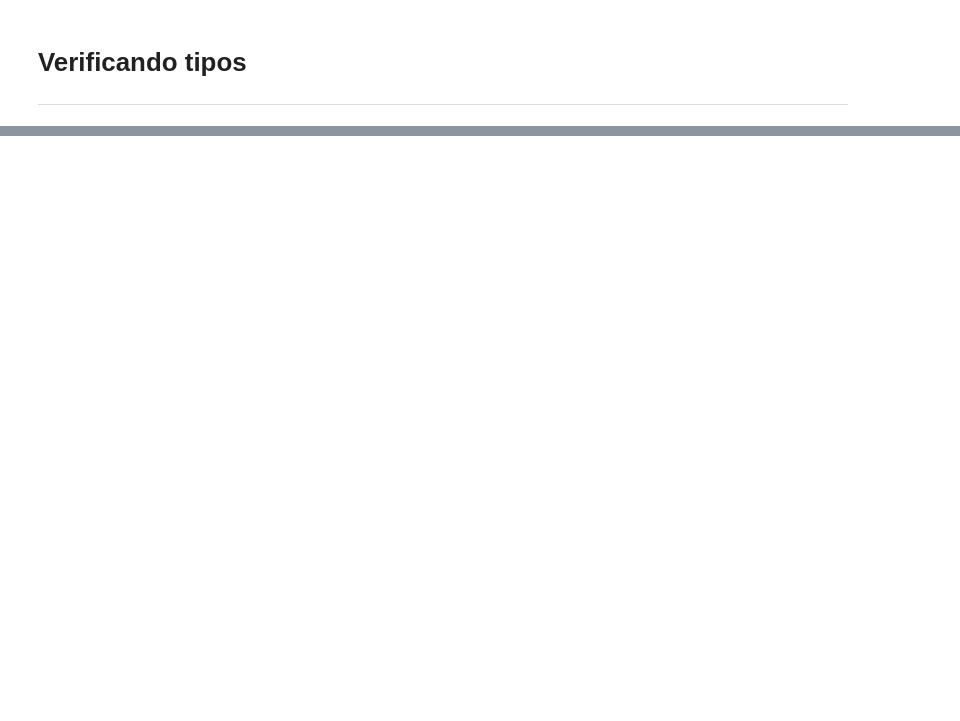
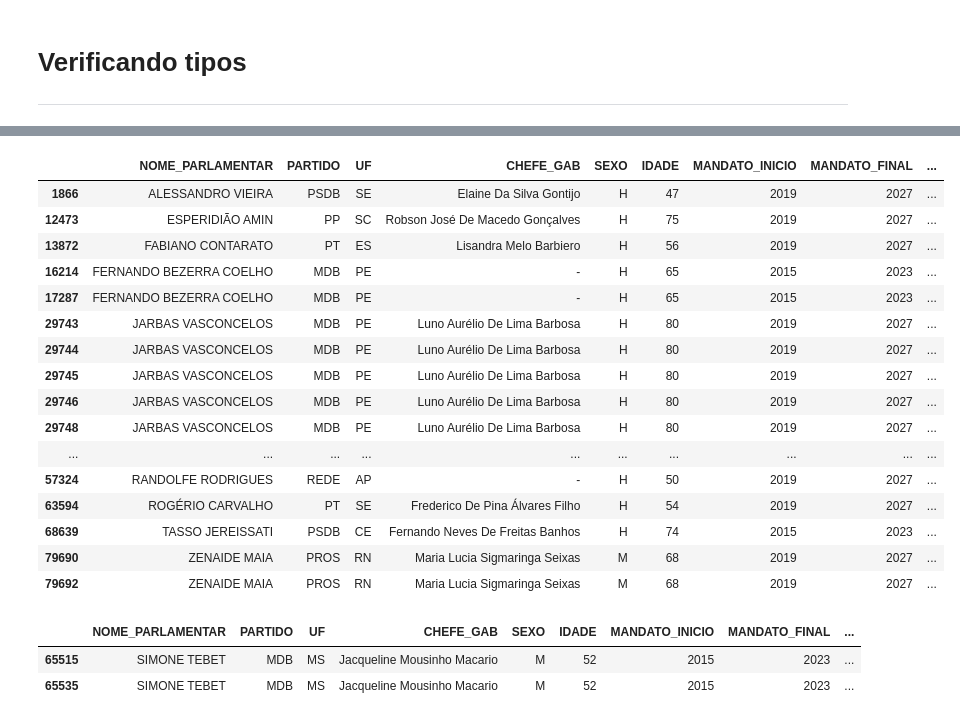
Before and after one commit to Siri2191/Projeto-Senadores, a Jupyter notebook: Serie_temporal_sobre_senadores_em_exercicio.ipynb, the cells around one changed output, grey strips where cells are left out. Drawn from its saved outputs; the diff is of its cells as text; code cells hidden in the pictures; blank space fills up the shorter version.

```diff
--- a/Serie_temporal_sobre_senadores_em_exercicio.ipynb
+++ b/Serie_temporal_sobre_senadores_em_exercicio.ipynb
@@ -57,0 +70,2 @@ dtype: int64
+# %%
+df.drop(columns = ['FORNECEDOR','CNPJ_CPF','DOCUMENTO','TIPO_DESPESA','DETALHAMENTO','COD_DOCUMENTO'], axis=0, inplace=True)
@@ -57,0 +79,5 @@ dtype: int64
+# %%
+# retirando as datas nulas
+
+df.dropna(subset=['DATA'],inplace=True)
+df.isnull().sum()
@@ -83,8 +117,6 @@ COD_DOCUMENTO        float64
 dtype: object
 # %%
-# transformando a data em datetime
-
-df['DATA'] = pd.to_datetime(df['DATA'],format='%d/%m/%Y',errors = 'coerce')
+df['DATA'] = pd.to_datetime(df['DATA'],format='%Y/%m/%d',errors = 'coerce')  # transformando data em datetime
 
 df.dtypes
 # %% [output]
@@ -109,0 +157,26 @@ dtype: object
+# %%
+df.loc[df['DATA'].dt.year<2015]
+# %% [output]
+|  | NOME_PARLAMENTAR | PARTIDO | UF | CHEFE_GAB | SEXO | IDADE | MANDATO_INICIO | MANDATO_FINAL | ... |
+| 1866 | ALESSANDRO VIEIRA | PSDB | SE | Elaine Da Silva Gontijo | H | 47 | 2019 | 2027 | ... |
+| 12473 | ESPERIDIÃO AMIN | PP | SC | Robson José De Macedo Gonçalves | H | 75 | 2019 | 2027 | ... |
+| 13872 | FABIANO CONTARATO | PT | ES | Lisandra Melo Barbiero | H | 56 | 2019 | 2027 | ... |
+| 16214 | FERNANDO BEZERRA COELHO | MDB | PE | - | H | 65 | 2015 | 2023 | ... |
+| 17287 | FERNANDO BEZERRA COELHO | MDB | PE | - | H | 65 | 2015 | 2023 | ... |
+| 29743 | JARBAS VASCONCELOS | MDB | PE | Luno Aurélio De Lima Barbosa | H | 80 | 2019 | 2027 | ... |
+| 29744 | JARBAS VASCONCELOS | MDB | PE | Luno Aurélio De Lima Barbosa | H | 80 | 2019 | 2027 | ... |
+| 29745 | JARBAS VASCONCELOS | MDB | PE | Luno Aurélio De Lima Barbosa | H | 80 | 2019 | 2027 | ... |
+| 29746 | JARBAS VASCONCELOS | MDB | PE | Luno Aurélio De Lima Barbosa | H | 80 | 2019 | 2027 | ... |
+| 29748 | JARBAS VASCONCELOS | MDB | PE | Luno Aurélio De Lima Barbosa | H | 80 | 2019 | 2027 | ... |
+| ... | ... | ... | ... | ... | ... | ... | ... | ... | ... |
+| 57324 | RANDOLFE RODRIGUES | REDE | AP | - | H | 50 | 2019 | 2027 | ... |
+| 63594 | ROGÉRIO CARVALHO | PT | SE | Frederico De Pina Álvares Filho | H | 54 | 2019 | 2027 | ... |
+| 68639 | TASSO JEREISSATI | PSDB | CE | Fernando Neves De Freitas Banhos | H | 74 | 2015 | 2023 | ... |
+| 79690 | ZENAIDE MAIA | PROS | RN | Maria Lucia Sigmaringa Seixas | M | 68 | 2019 | 2027 | ... |
+| 79692 | ZENAIDE MAIA | PROS | RN | Maria Lucia Sigmaringa Seixas | M | 68 | 2019 | 2027 | ... |
+# %%
+df.loc[df['DATA'].dt.year>2022]
+# %% [output]
+|  | NOME_PARLAMENTAR | PARTIDO | UF | CHEFE_GAB | SEXO | IDADE | MANDATO_INICIO | MANDATO_FINAL | ... |
+| 65515 | SIMONE TEBET | MDB | MS | Jacqueline Mousinho Macario | M | 52 | 2015 | 2023 | ... |
+| 65535 | SIMONE TEBET | MDB | MS | Jacqueline Mousinho Macario | M | 52 | 2015 | 2023 | ... |
```
Also changed, not shown: parts of 15 cells of this notebook.
